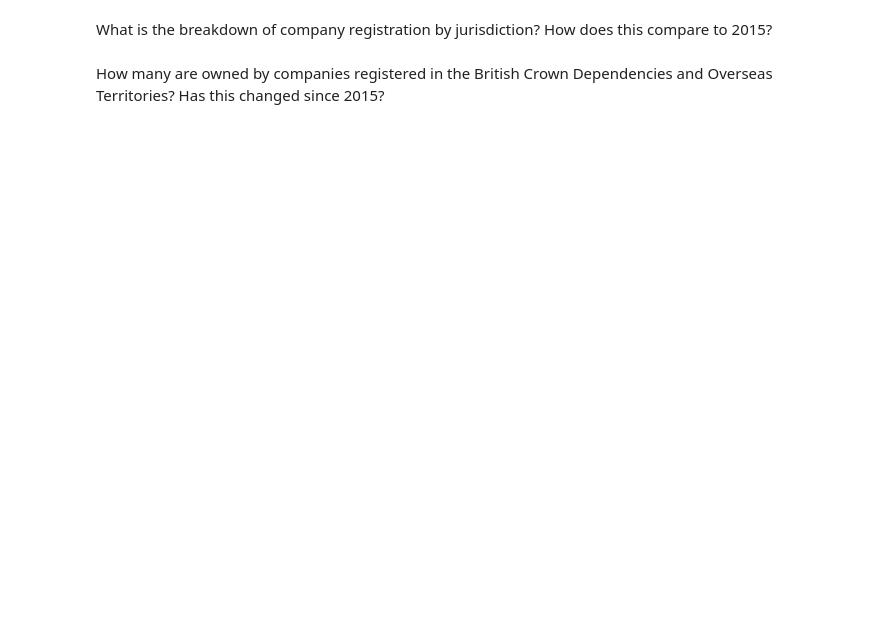
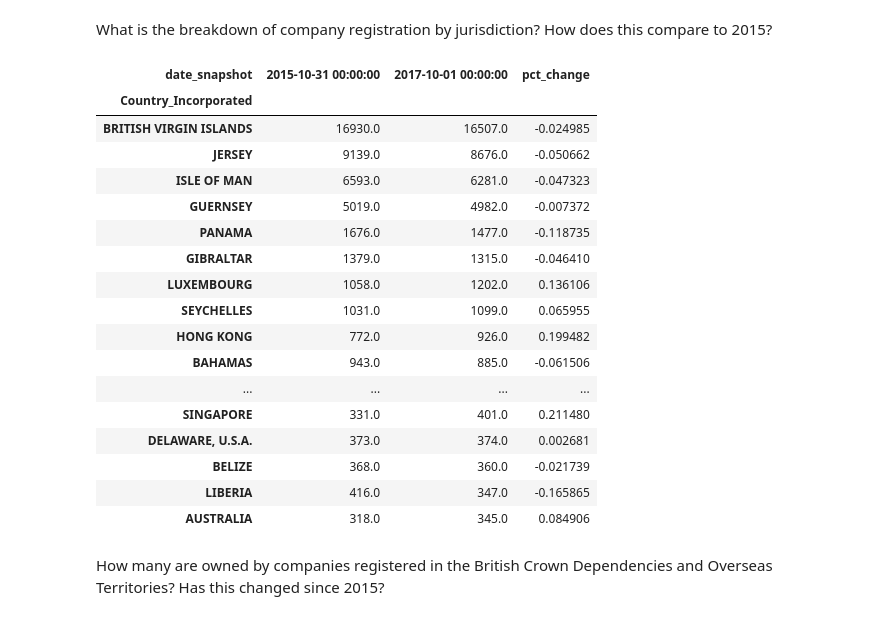
Before and after one commit to Global-Witness/overseas-companies-land-ownership-public, a Jupyter notebook: Draft Processing and Analysis.ipynb, the cells around one changed output. Cells and saved outputs as stored; diff of their text form; code cells hidden in the pictures; blank space fills up the shorter version.

```diff
--- a/Draft Processing and Analysis.ipynb
+++ b/Draft Processing and Analysis.ipynb
@@ -95,4 +178,28 @@ How many properties owned by offshore companies are in Kensington & Chelsea / Ci
 # %% [markdown]
 What is the breakdown of company registration by jurisdiction? How does this compare to 2015?
+# %%
+df = data.pivot_table(index='Country_Incorporated',columns='date_snapshot',values='unique_company',aggfunc=lambda x: len(x.unique()))\
+.sort_values(by='2017-10-01 00:00:00',ascending=False)
+df['pct_change'] = df.pct_change(axis=1)['2017-10-01']
+df.head(20)
+# %% [output]
+| date_snapshot | 2015-10-31 00:00:00 | 2017-10-01 00:00:00 | pct_change |
+| Country_Incorporated |  |  |  |
+| BRITISH VIRGIN ISLANDS | 16930.0 | 16507.0 | -0.024985 |
+| JERSEY | 9139.0 | 8676.0 | -0.050662 |
+| ISLE OF MAN | 6593.0 | 6281.0 | -0.047323 |
+| GUERNSEY | 5019.0 | 4982.0 | -0.007372 |
+| PANAMA | 1676.0 | 1477.0 | -0.118735 |
+| GIBRALTAR | 1379.0 | 1315.0 | -0.046410 |
+| LUXEMBOURG | 1058.0 | 1202.0 | 0.136106 |
+| SEYCHELLES | 1031.0 | 1099.0 | 0.065955 |
+| HONG KONG | 772.0 | 926.0 | 0.199482 |
+| BAHAMAS | 943.0 | 885.0 | -0.061506 |
+| ... | ... | ... | ... |
+| SINGAPORE | 331.0 | 401.0 | 0.211480 |
+| DELAWARE, U.S.A. | 373.0 | 374.0 | 0.002681 |
+| BELIZE | 368.0 | 360.0 | -0.021739 |
+| LIBERIA | 416.0 | 347.0 | -0.165865 |
+| AUSTRALIA | 318.0 | 345.0 | 0.084906 |
 # %% [markdown]
 How many are owned by companies registered in the British Crown Dependencies and Overseas Territories? Has this changed since 2015?
```
Also changed, not shown: parts of 15 cells of this notebook, 1 other file.
